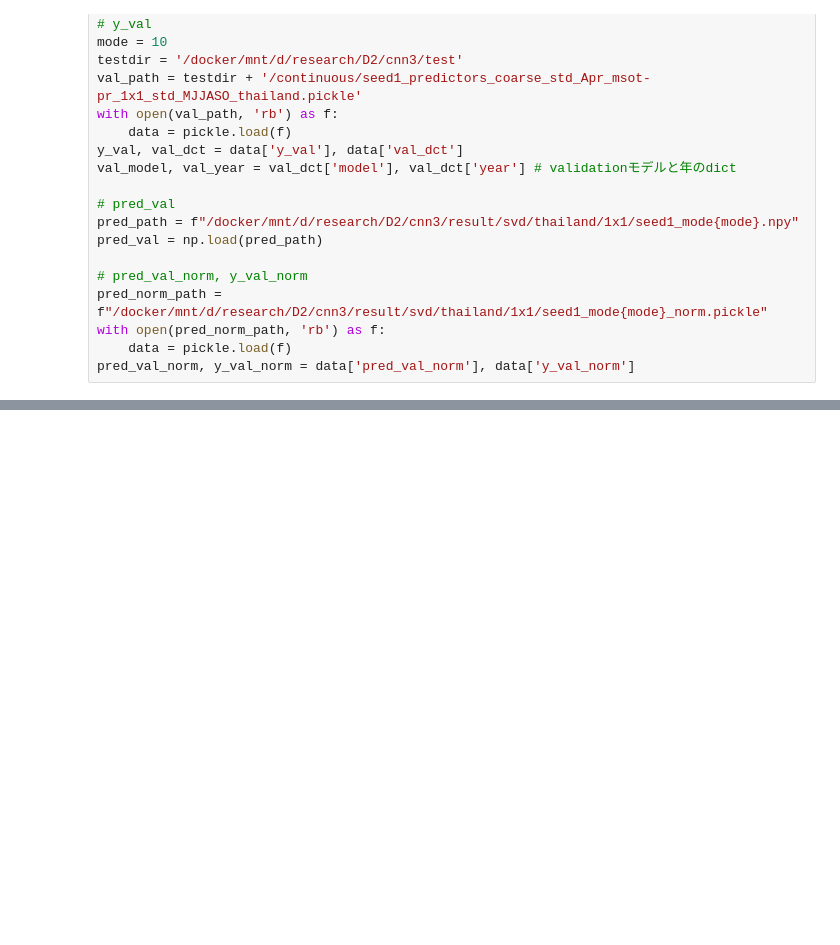
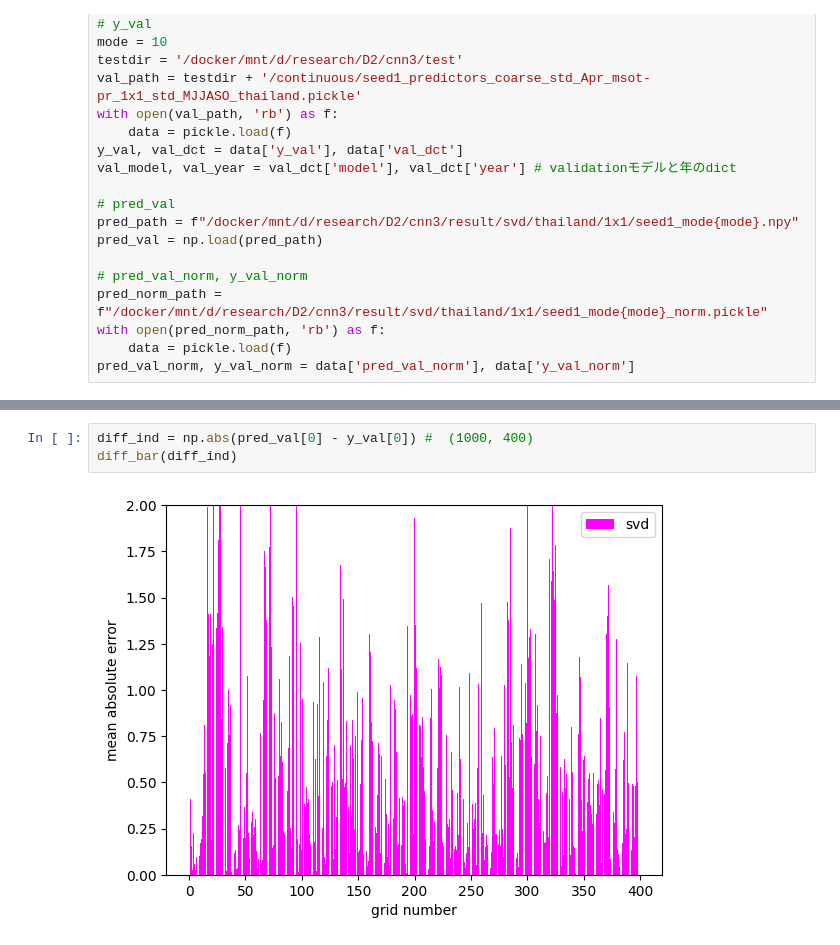
Before and after one commit to HalKiyo/svd, a Jupyter notebook: diff_evaluation.ipynb, the cells around one changed output, grey strips where cells are left out. Drawn from its saved outputs; the diff is of its cells as text; blank space fills up the shorter version.

```diff
--- a/diff_evaluation.ipynb
+++ b/diff_evaluation.ipynb
@@ -50,0 +44,5 @@ NameError: name 'value' is not defined
+# %%
+diff_ind = np.abs(pred_val[0] - y_val[0]) #  (1000, 400)
+diff_bar(diff_ind)
+# %% [output]
+[figure, added]
```
Also changed, not shown: parts of 4 cells of this notebook.
